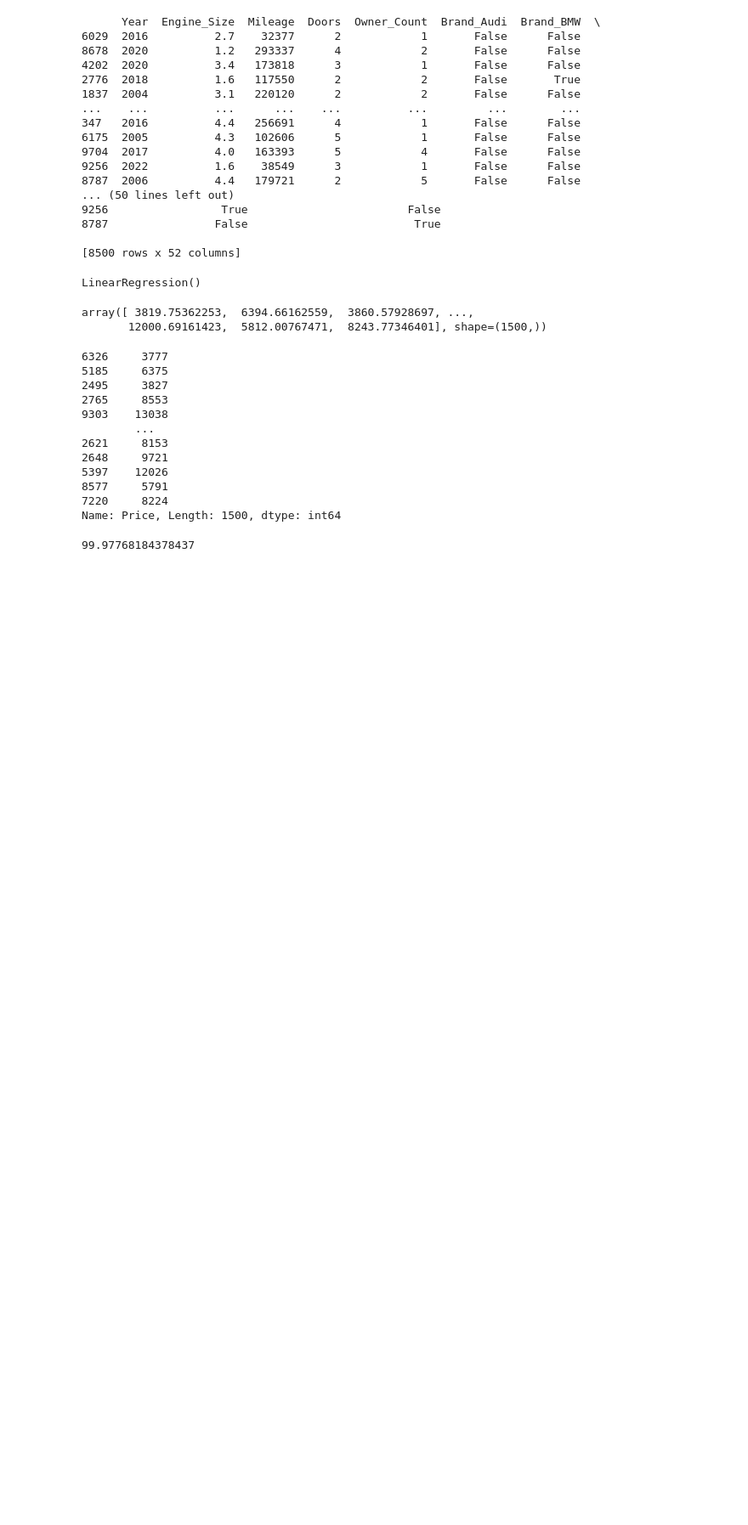
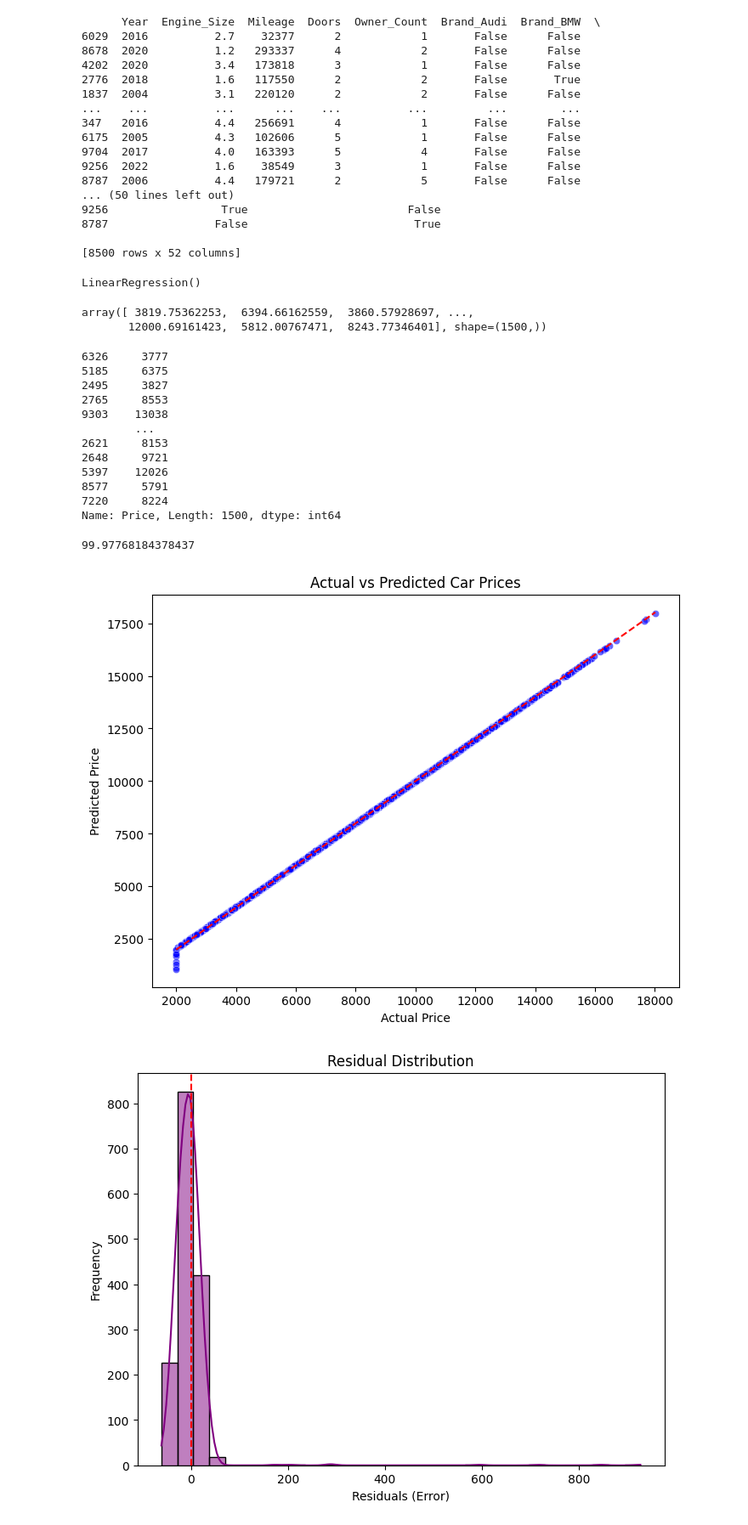
Before and after one commit to kawserahamed/Price-Prediction, a Jupyter notebook: main.ipynb, the cells around one changed output. Shown at 85% size. Cells and saved outputs as stored; diff of their text form; code cells hidden in the pictures; blank space fills up the shorter version.

Commit message:
graph added

```diff
--- a/main.ipynb
+++ b/main.ipynb
@@ -177,3 +179,25 @@ Name: Price, Length: 1500, dtype: int64
 r2_score(y_pred=y_pred, y_true=ytest)*100
 # %% [output]
 99.97768184378437
+# %%
+# Scatter plot: Actual vs Predicted
+plt.figure(figsize=(8, 6))
+sns.scatterplot(x=ytest, y=y_pred, color='blue', alpha=0.6)
+plt.plot([ytest.min(), ytest.max()], [ytest.min(), ytest.max()], color='red', linestyle='--')  # Diagonal line
+plt.xlabel("Actual Price")
+plt.ylabel("Predicted Price")
+plt.title("Actual vs Predicted Car Prices")
+plt.show()
+
+# Residual plot
+residuals = ytest - y_pred
+plt.figure(figsize=(8, 6))
+sns.histplot(residuals, bins=30, kde=True, color='purple')
+plt.axvline(0, color='red', linestyle='--')
+plt.xlabel("Residuals (Error)")
+plt.ylabel("Frequency")
+plt.title("Residual Distribution")
+plt.show()
+# %% [output]
+[figure, added]
+[figure, added]
```
Also changed, not shown: parts of 1 cell of this notebook.
